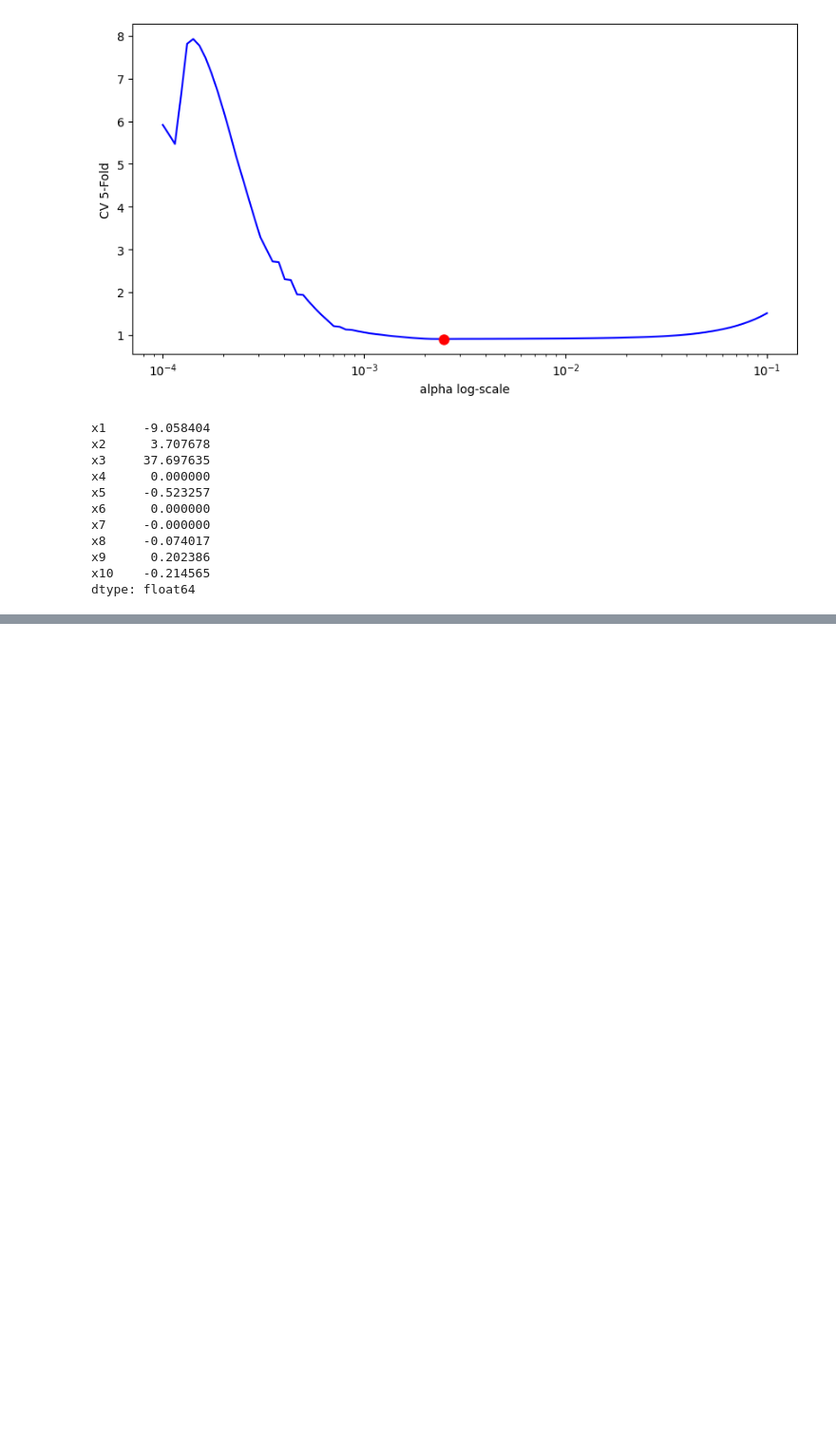
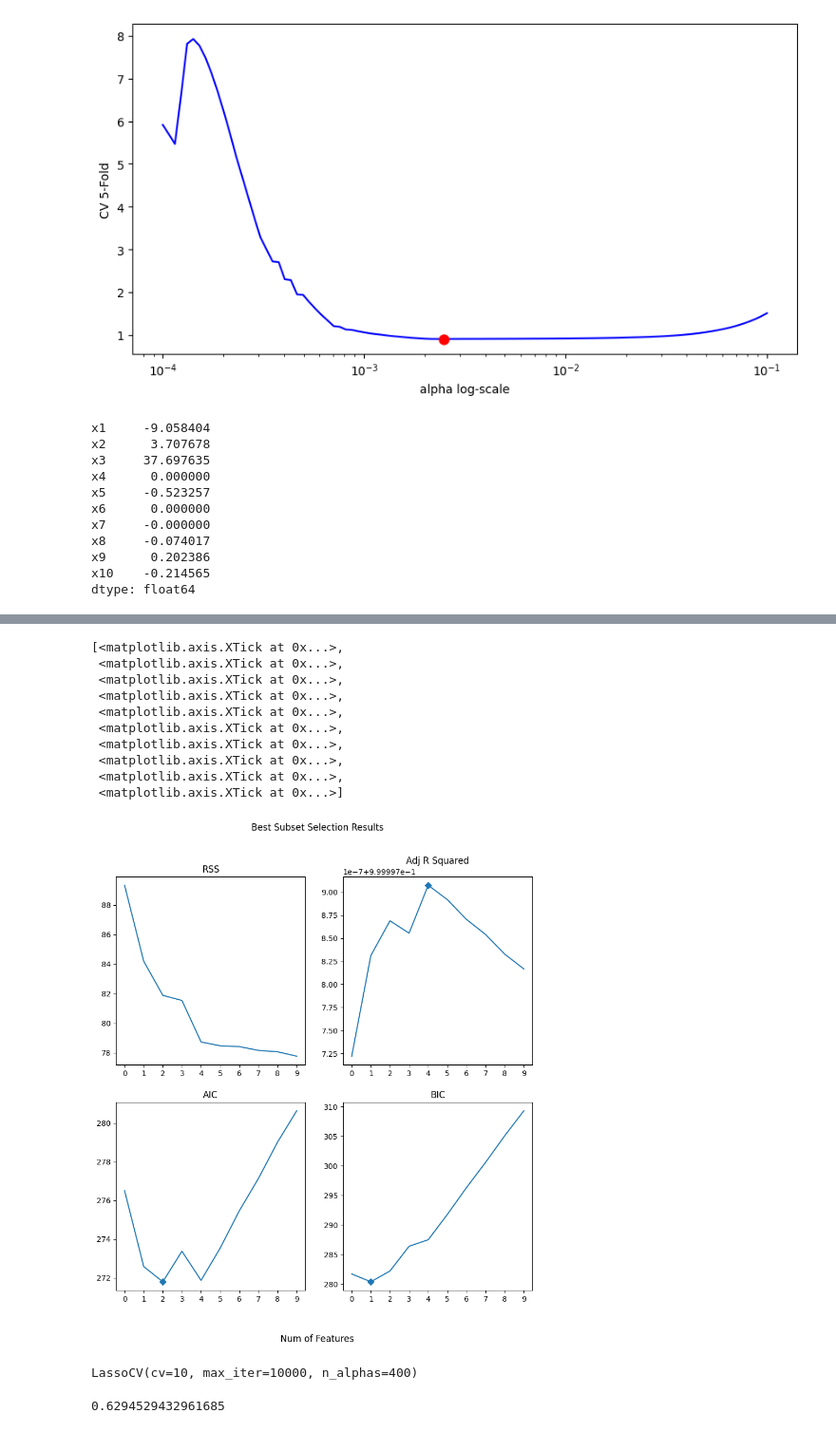
Before and after one commit to MaxBiber/statistics, a Jupyter notebook: forward_backward_stepwise_selection.ipynb, the cells around one changed output, grey strips where cells are left out. Shown at 95% size. Cells and saved outputs as stored; diff of their text form; code cells hidden in the pictures; blank space fills up the shorter version.

Commit message:
lasso and best subset selection

```diff
--- a/forward_backward_stepwise_selection.ipynb
+++ b/forward_backward_stepwise_selection.ipynb
@@ -392,3 +392,8 @@ x8     -0.074017
 x9      0.202386
 x10    -0.214565
 dtype: float64
+# %%
+y2 = -4 + 7.25 * (x**7) + eps
+# %%
+bestsub2 = find_best_subset(X, y2, 10, 'poly_bestsub_2')
+bestsub2
@@ -394,0 +412,52 @@ dtype: float64
+# %%
+aic2 = [bestsub2.model[i].aic for i in range(0, len(bestsub2.model))]
+bic2 = [bestsub2.model[i].bic for i in range(0, len(bestsub2.model))]
+r2_adj2 = [bestsub2.model[i].rsquared_adj for i in range(0, len(bestsub2.model))]
+rss2 = [bestsub2.model[i].ssr for i in range(0, len(bestsub2.model))]
+# %%
+fig, axes = plt.subplots(2, 2, sharex=False, sharey=False)
+fig.set_figheight(10)
+fig.set_figwidth(10)
+fig.supxlabel('Num of Features')
+
+fig.suptitle('Best Subset Selection Results')
+
+axes[0, 0].plot(rss2)
+axes[0, 0].set_title('RSS')
+axes[0, 0].set_xticks(np.arange(0, 10, 1))
+
+axes[0, 1].plot(r2_adj2, markevery=[np.argmax(r2_adj2)], marker='D')
+axes[0, 1].set_title('Adj R Squared')
+axes[0, 1].set_xticks(np.arange(0, 10, 1))
+
+axes[1, 0].plot(aic2, markevery=[np.argmin(aic2)], marker='D')
+axes[1, 0].set_title('AIC')
+axes[1, 0].set_xticks(np.arange(0, 10, 1))
+
+axes[1, 1].plot(bic2, markevery=[np.argmin(bic2)], marker='D')
+axes[1, 1].set_title('BIC')
+axes[1, 1].set_xticks(np.arange(0, 10, 1))
+# %% [output]
+[<matplotlib.axis.XTick at 0x...>,
+ <matplotlib.axis.XTick at 0x...>,
+ <matplotlib.axis.XTick at 0x...>,
+ <matplotlib.axis.XTick at 0x...>,
+ <matplotlib.axis.XTick at 0x...>,
+ <matplotlib.axis.XTick at 0x...>,
+ <matplotlib.axis.XTick at 0x...>,
+ <matplotlib.axis.XTick at 0x...>,
+ <matplotlib.axis.XTick at 0x...>,
+ <matplotlib.axis.XTick at 0x...>]
+[figure, added]
+# %%
+np.random.seed(5)
+lassocv2 = LassoCV(n_alphas=400, cv=10, max_iter=10000)
+
+lassocv2.fit(scale(X), y2.ravel())
+# %% [output]
+LassoCV(cv=10, max_iter=10000, n_alphas=400)
+# %%
+# optimal value of alpha
+lassocv2.alpha_
+# %% [output]
+0.6294529432961685
```
Also changed, not shown: parts of 4 cells of this notebook, 1 other file.
